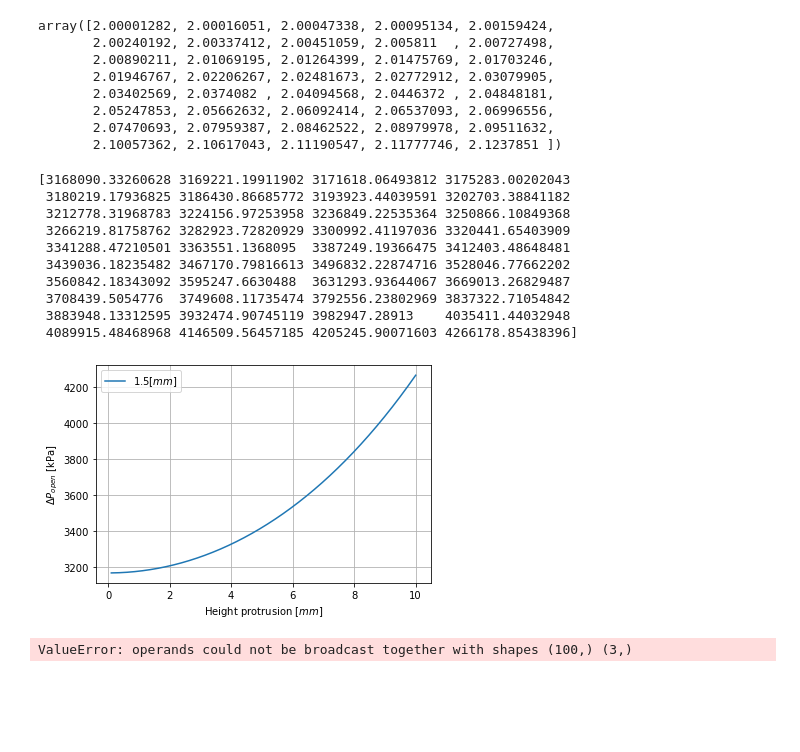
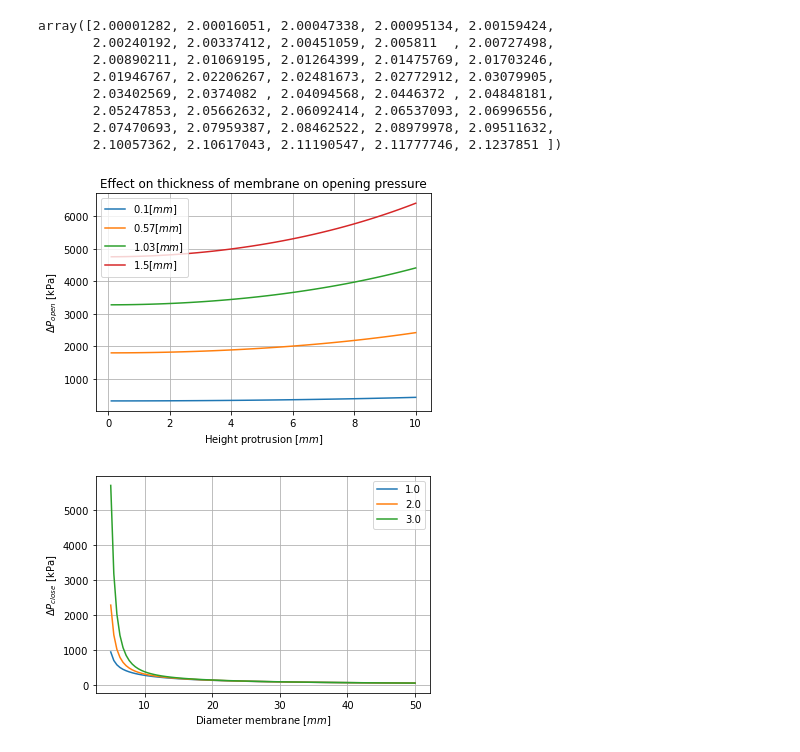
Before and after one commit to Olviel/Soft-Robotics-Materials-Database_forked, a Jupyter notebook: ICRA2023 Tutorial FT29 Towards an accessible soft robotics toolbox and validation test rig/opening_pressure.ipynb, the cells around one changed output. Saved outputs shown, nothing was run; the diff lists cells and outputs as text; code cells hidden in the pictures; blank space fills up the shorter version.

Commit message:
Made new function to calculate opening pressure vs ID

```diff
--- a/ICRA2023 Tutorial FT29 Towards an accessible soft robotics toolbox and validation test rig/opening_pressure.ipynb
+++ b/ICRA2023 Tutorial FT29 Towards an accessible soft robotics toolbox and validation test rig/opening_pressure.ipynb
@@ -218,36 +218,25 @@ def compute_P_open(h, optim_parameters, order, ID, t_inlet, D, t_membrane):
     return P_open
 # %%
 h_values = np.linspace(0.1, 10, 40) * 1e-3  # Vary height of inlet
-t_values= 1e-3#np.linspace(0.1,1.5,4)*1e-3 #vary thickness of membrane
+t_values= np.linspace(0.1,1.5,4)*1e-3 #vary thickness of membrane
 ID = 5e-3 # internal diameter of the inlet [m]
 t_inlet = 2e-3#  thickness of the inlet [m]
 D=30e-3 # Diameter membrane [m]
-""""
+
 for thickness in t_values:
     P_open_values = compute_P_open(h_values, optim_parameters, order, ID, t_inlet, D, thickness)
     plt.plot(h_values*1000,P_open_values/1000,label=str(round(thickness*1000,2))+'[$mm$]')
-"""
-P_open_values = compute_P_open(h_values, optim_parameters, order, ID, t_inlet, D, t_values)
-plt.plot(h_values*1000,P_open_values/1000,label=str(round(thickness*1000,2))+'[$mm$]')
 
+#P_open_values = compute_P_open(h_values, optim_parameters, order, ID, t_inlet, D, t_values)
+#plt.plot(h_values*1000,P_open_values/1000)
+
+plt.title('Effect on thickness of membrane on opening pressure')
 plt.xlabel('Height protrusion [$mm$]')
 plt.ylabel('$\\Delta P_{open}$ [kPa]')
 plt.legend()
 plt.grid()
-
-print(P_open_values)
 # %% [output]
-[3168090.33260628 3169221.19911902 3171618.06493812 3175283.00202043
- 3180219.17936825 3186430.86685772 3193923.44039591 3202703.38841182
- 3212778.31968783 3224156.97253958 3236849.22535364 3250866.10849368
- 3266219.81758762 3282923.72820929 3300992.41197036 3320441.65403909
- 3341288.47210501 3363551.1368095  3387249.19366475 3412403.48648481
- 3439036.18235482 3467170.79816613 3496832.22874716 3528046.77662202
- 3560842.18343092 3595247.6630488  3631293.93644067 3669013.26829487
- 3708439.5054776  3749608.11735474 3792556.23802969 3837322.71054842
- 3883948.13312595 3932474.90745119 3982947.28913    4035411.44032948
- 4089915.48468968 4146509.56457185 4205245.90071603 4266178.85438396]
-[figure, old version]
+[figure, new version]
 # %%
 def compute_P_close(h, optim_parameters, order, ID, t_inlet, D, t_membrane):
     """
@@ -264,7 +253,7 @@ def compute_P_close(h, optim_parameters, order, ID, t_inlet, D, t_membrane):
     ameter inlet, t_inlet: thickness of protrusion, D = dimater membrane, t_membrane = thickness membrane
 
     Returns:
-    - P_close: Array of P_close values for the given height values
+    - P_close: Array of P_close values for the given diameters
     """
 
     # Derived parameters
@@ -278,32 +267,27 @@ def compute_P_close(h, optim_parameters, order, ID, t_inlet, D, t_membrane):
 
     # Compute the force on the membrane
     F_membrane = stress_membrane * (A_membrane*1e6) #N/mm2*mm2 = N
-    #print('Force'+str(F_membrane))
 
-    # Compute the area of the inlet
-
-    # Compute P_open
+    # Compute P_close
     P_close = F_membrane *4/(np.pi*D**2)
 
     return P_close
 
-h_values = np.linspace(5, 15, 3) * 1e-3  # Vary height of inlet
+h_values = np.linspace(1, 3, 3) * 1e-3  # Vary height of inlet
 t_membrane= 1e-3#np.linspace(0.1,1.5,4)*1e-3 #vary thickness of membrane
 ID = 5e-3 # internal diameter of the inlet [m]
 t_inlet = 2e-3#  thickness of the inlet [m]
 D=np.linspace(5,50,100)*1e-3 # Diameter membrane [m]
 
-for diameter in h_values:
-    P_close_values = compute_P_close(h_values, optim_parameters, order, ID, t_inlet, D, t_membrane)
-    plt.plot(h_values*1000,P_open_values/1000,label=str(round(h*1000,2))+'[$mm$]')
-P_open_values = compute_P_close(h_values, optim_parameters, order, ID, t_inlet, D, t_values)
-plt.plot(h_values*1000,P_open_values/1000,label=str(round(thickness*1000,2))+'[$mm$]')
 
-plt.xlabel('Height protrusion [$mm$]')
-plt.ylabel('$\\Delta P_{open}$ [kPa]')
+for height in h_values:
+    P_close_values = compute_P_close(height, optim_parameters, order, ID, t_inlet, D, t_values)
+    plt.plot(D*1000,P_close_values/1000, label = str(height*1000) )
+
+plt.title('Closing pressure for different protusion heights')
+plt.xlabel('Diameter membrane [$mm$]')
+plt.ylabel('$\\Delta P_{close}$ [kPa]')
 plt.legend()
 plt.grid()
-
-print(P_open_values)
 # %% [output]
-ValueError: operands could not be broadcast together with shapes (100,) (3,)
+[figure, added]
```
Also changed, not shown: parts of 1 cell of this notebook.
